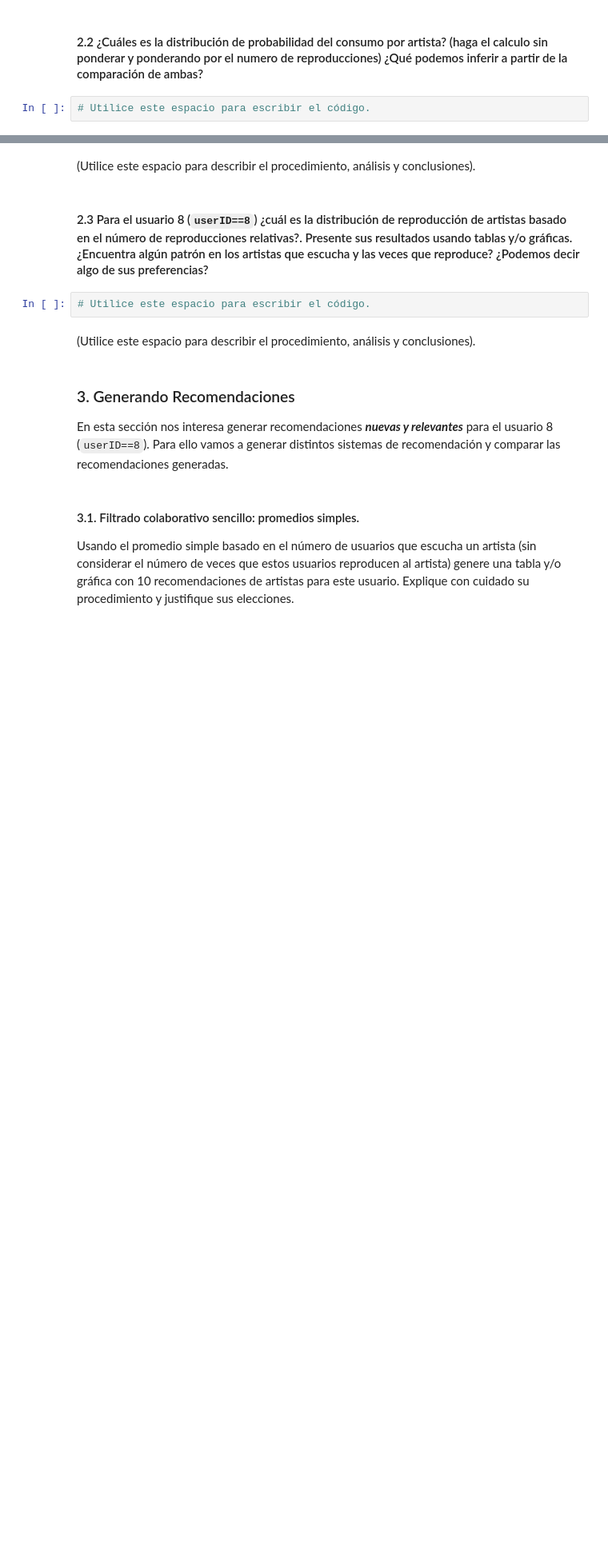
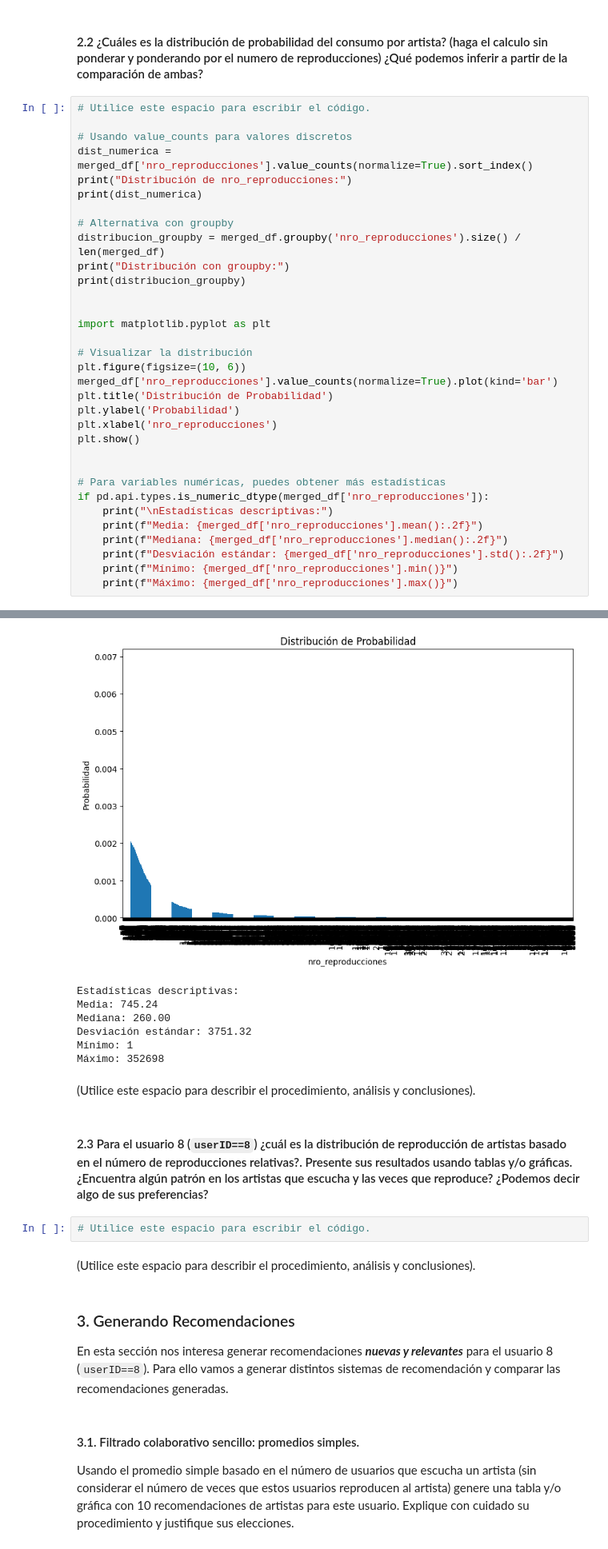
Before and after one commit to jbolivar1975/MIAD_Aprendizaje_no_supervisado, a Jupyter notebook: Semana5/S5_LC_Taller_Colab.ipynb, the cells around one changed output, grey strips where cells are left out. Shown at 80% size. Drawn from its saved outputs; the diff is of its cells as text; blank space fills up the shorter version.

```diff
--- a/Semana5/S5_LC_Taller_Colab.ipynb
+++ b/Semana5/S5_LC_Taller_Colab.ipynb
@@ -131,3 +142,35 @@ En esta sección exploraremos la base. Para ello responda las siguientes pregunt
 #### 2.2 ¿Cuáles es la distribución de probabilidad del consumo por artista? (haga el calculo sin ponderar y ponderando por el numero de reproducciones) ¿Qué podemos inferir a partir de la comparación de ambas?
 # %%
 # Utilice este espacio para escribir el código.
+
+# Usando value_counts para valores discretos
+dist_numerica = merged_df['nro_reproducciones'].value_counts(normalize=True).sort_index()
+print("Distribución de nro_reproducciones:")
+print(dist_numerica)
+
+# Alternativa con groupby
+distribucion_groupby = merged_df.groupby('nro_reproducciones').size() / len(merged_df)
+print("Distribución con groupby:")
+print(distribucion_groupby)
+
+
+import matplotlib.pyplot as plt
+
+# Visualizar la distribución
+plt.figure(figsize=(10, 6))
+merged_df['nro_reproducciones'].value_counts(normalize=True).plot(kind='bar')
+plt.title('Distribución de Probabilidad')
+plt.ylabel('Probabilidad')
+plt.xlabel('nro_reproducciones')
+plt.show()
+
+
+# Para variables numéricas, puedes obtener más estadísticas
+if pd.api.types.is_numeric_dtype(merged_df['nro_reproducciones']):
+    print("\nEstadísticas descriptivas:")
+    print(f"Media: {merged_df['nro_reproducciones'].mean():.2f}")
+    print(f"Mediana: {merged_df['nro_reproducciones'].median():.2f}")
+    print(f"Desviación estándar: {merged_df['nro_reproducciones'].std():.2f}")
+    print(f"Mínimo: {merged_df['nro_reproducciones'].min()}")
+    print(f"Máximo: {merged_df['nro_reproducciones'].max()}")
+# %% [output]
@@ -134,3 +194,10 @@ En esta sección exploraremos la base. Para ello responda las siguientes pregunt
+[figure, added]
+Estadísticas descriptivas:
+Media: 745.24
+Mediana: 260.00
+Desviación estándar: 3751.32
+Mínimo: 1
+Máximo: 352698
 # %% [markdown]
 (Utilice este espacio para describir el procedimiento, análisis y conclusiones).
 # %% [markdown]
```
Also changed, not shown: parts of 4 cells of this notebook.
